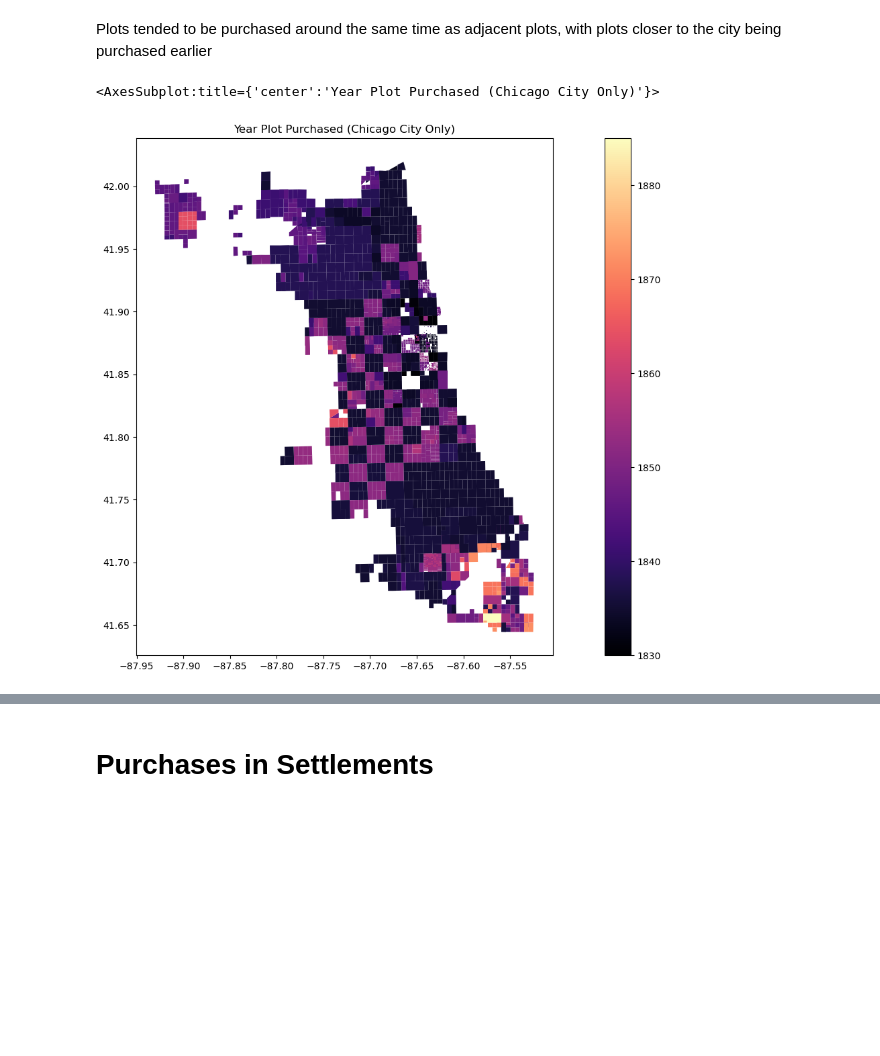
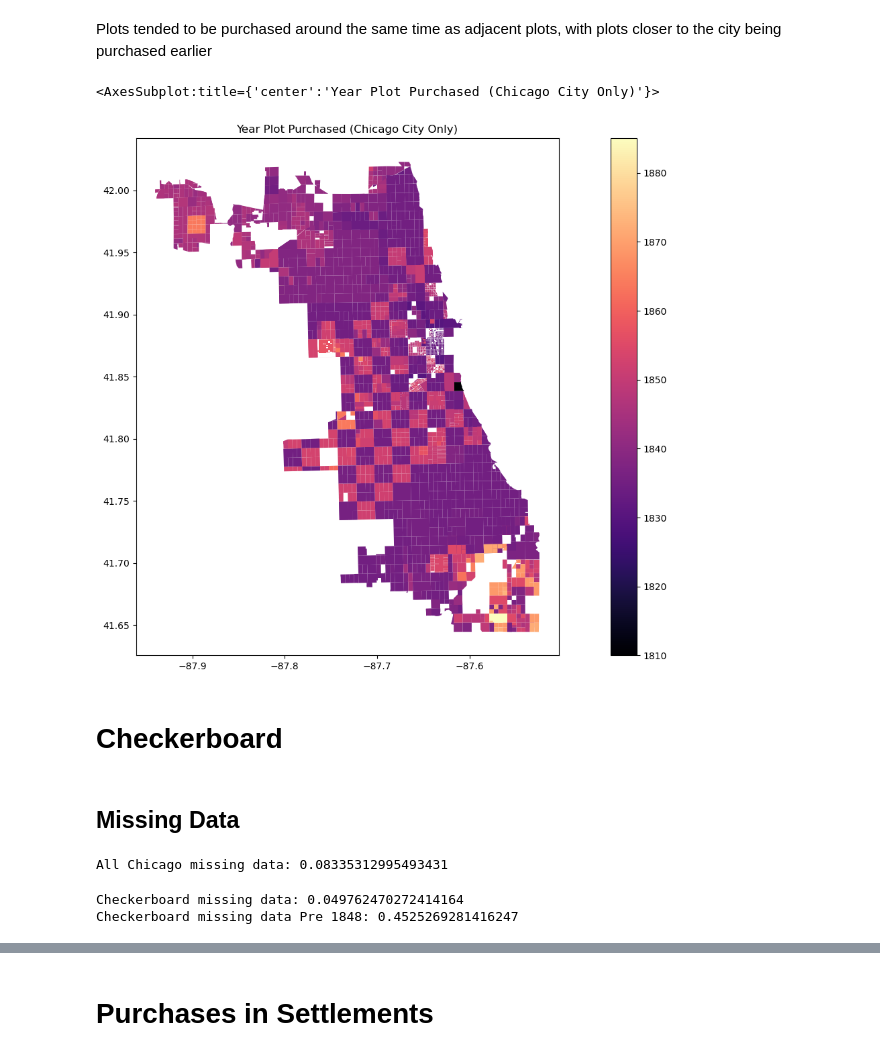
Before and after one commit to uchicago-justice-project/public_land_records, a Jupyter notebook: scripts/Land Purchases Exploration.ipynb, the cells around one changed output, grey strips where cells are left out. Saved outputs shown, nothing was run; the diff lists cells and outputs as text; code cells hidden in the pictures; blank space fills up the shorter version.

```diff
--- a/scripts/Land Purchases Exploration.ipynb
+++ b/scripts/Land Purchases Exploration.ipynb
@@ -22,6 +19,6 @@ gdf['acres_float'] = pd.to_numeric(gdf['Acres'],errors='coerce')
 gdf['price_float'] = pd.to_numeric(gdf['Total Price'],errors='coerce')
 # %%
 # Make a datetime version of date of purchase
-df['Date'] = pd.to_datetime(df['Date of Purchase'], infer_datetime_format=True, errors="coerce")
+gdf['Date'] = pd.to_datetime(gdf['Date of Purchase'], infer_datetime_format=True, errors="coerce")
 # %%
 # Generate Map from this?
@@ -109,5 +94,5 @@ Laflin, Peck, and Stewart all spent alot of money on few purchases with little t
 # %% [markdown]
 # By Last Name
 # %%
-df['Last Name'] = df['Purchaser'].str.split(" ", expand=True)[0]
+gdf['Last Name'] = gdf['Purchaser'].str.split(" ", expand=True)[0]
 # %%
@@ -133,7 +118,6 @@ By last name doesn't seem to reveal a lot more as the list looks very similar to
 # Purchases Overtime
 # %%
 gdf['Date'] = pd.to_datetime(gdf['Date of Purchase'], errors="coerce")
-gdf['Decade'] = (df['Date'].dt.year//10)*10
-df['Date'] = pd.to_datetime(df['Date of Purchase'], errors="coerce")
+gdf['Decade'] = (gdf['Date'].dt.year//10)*10
 # %%
 gdf['Year'] = gdf['Date'].dt.year
@@ -155,0 +170,16 @@ There were spikes in the amount of purchases (perhaps due to when lots were made
+# %%
+def to_2022_dollars(row):
+    dollars2022 = inflation.loc[inflation['year']==2022, 'amount'].values[0]
+    try:
+        dollarsyear = inflation.loc[inflation['year']==row['Year'], 'amount'].values[0]
+        conversion_rate = dollars2022/dollarsyear
+        return row['price_float'] * conversion_rate
+    except:
+        return np.nan
+
+
+price_2022 = gdf.apply(to_2022_dollars, axis=1)
+
+gdf['price_2022'] = price_2022
+gdf['price_per_acre_2022'] = gdf['price_2022']/gdf['acres_float']
+gdf.loc[gdf['price_per_acre_2022'] == np.inf, 'price_per_acre_2022'] = np.nan
@@ -166,11 +207,15 @@ Plots tended to be purchased around the same time as adjacent plots, with plots
 # %%
 fig, ax = plt.subplots(figsize=(20,10))
 ax.set_title("Year Plot Purchased (Chicago City Only)")
-gdf_city = gdf.sjoin(chicago_border, how="inner", predicate="within")
+gdf_city = gdf.overlay(chicago_border, how="intersection")
 
 
 gdf_city[(gdf_city['Year'] > 1800)&(gdf_city['Year'] < 1890)].plot(column="Year",\
                                                         ax=ax, cmap="magma", legend=True,)
 # %% [output]
 <AxesSubplot:title={'center':'Year Plot Purchased (Chicago City Only)'}>
-[figure, old version]
+[figure, new version]
+# %% [markdown]
+# Checkerboard
+# %% [markdown]
+## Missing Data
@@ -176,0 +247,20 @@ gdf_city[(gdf_city['Year'] > 1800)&(gdf_city['Year'] < 1890)].plot(column="Year"
+# %%
+chicago_accounted_for = unary_union(gdf_city.loc[gdf_city['geometry'].notnull(),'geometry'])
+all_chicago = unary_union(chicago_border['geometry'])
+
+diff = all_chicago.difference(chicago_accounted_for)
+print(f"All Chicago missing data: {diff.area/all_chicago.area}")
+# %% [output]
+All Chicago missing data: 0.08335312995493431
+# %%
+checkerboard = gdf.overlay(checkerboard_sections, how="intersection")
+checkerboard_geo = unary_union(checkerboard["geometry"])
+checkerboard_geo_pre1848 = unary_union(checkerboard.loc[(checkerboard['Year'] < 1848), "geometry"])
+checkerboard_sections_geo = unary_union(checkerboard_sections['geometry'])
+diff_checkerboard = checkerboard_sections_geo.difference(checkerboard_geo)
+diff_checkerboard_pre1848 = checkerboard_sections_geo.difference(checkerboard_geo_pre1848)
+print(f"Checkerboard missing data: {diff_checkerboard.area/checkerboard_sections_geo.area}")
+print(f"Checkerboard missing data Pre 1848: {diff_checkerboard_pre1848.area/checkerboard_sections_geo.area}")
+# %% [output]
+Checkerboard missing data: 0.049762470272414164
+Checkerboard missing data Pre 1848: 0.4525269281416247
```
Also changed, not shown: parts of 30 cells of this notebook, 53 other files.
